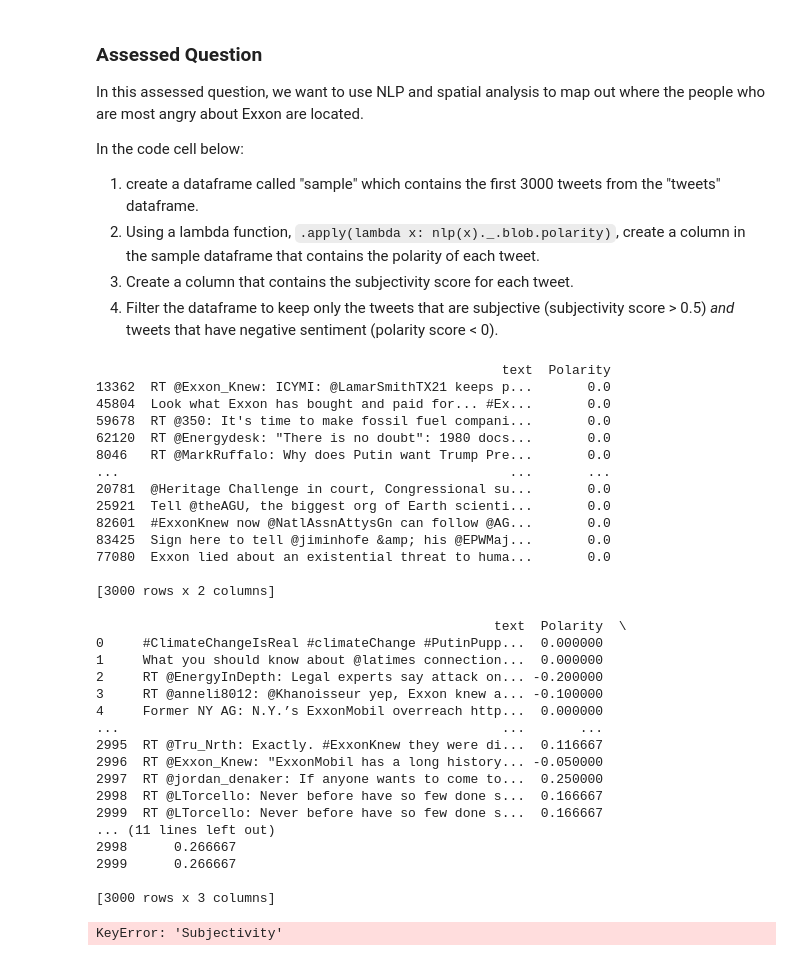
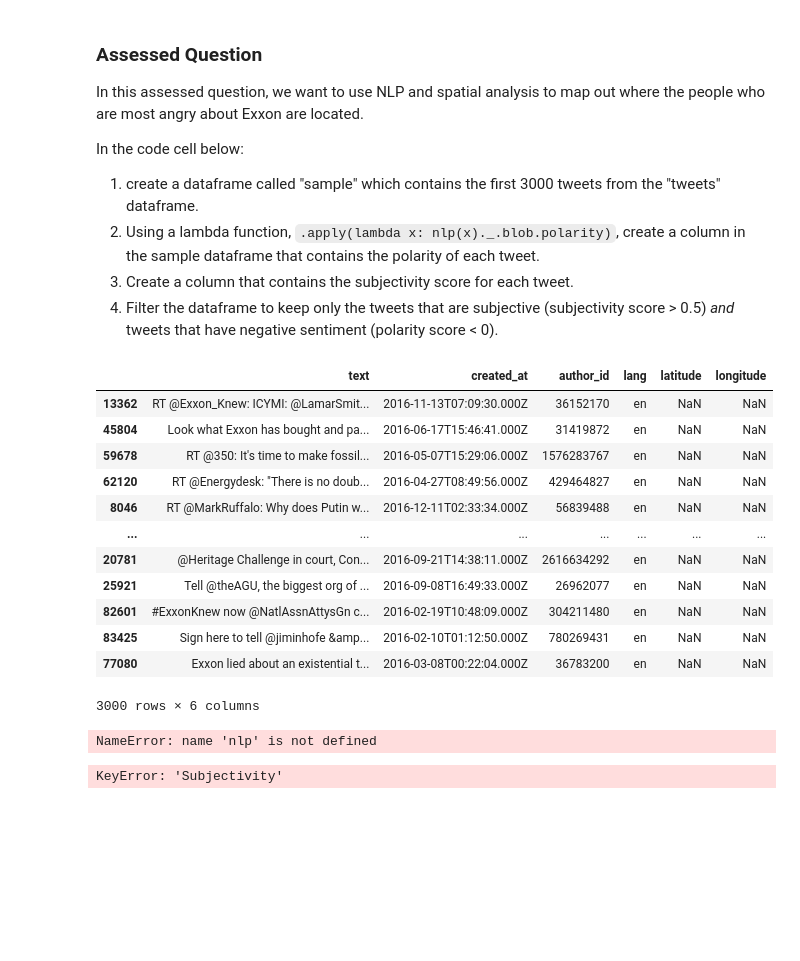
Before and after one commit to zoemarie28/QM2, a Jupyter notebook: notebooks/W04. Natural Language Processing.ipynb, the cells around one changed output. Drawn from its saved outputs; the diff is of its cells as text; code cells hidden in the pictures; blank space fills up the shorter version.

```diff
--- a/notebooks/W04. Natural Language Processing.ipynb
+++ b/notebooks/W04. Natural Language Processing.ipynb
@@ -668,56 +668,29 @@ In the code cell below:
 2. Using a lambda function, `.apply(lambda x: nlp(x)._.blob.polarity)`, create a column in the sample dataframe that contains the polarity of each tweet.
 3. Create a column that contains the subjectivity score for each tweet.
 4. Filter the dataframe to keep only the tweets that are subjective (subjectivity score > 0.5) *and* tweets that have negative sentiment (polarity score < 0).
-# %%
-
-import pandas as pd
-tweets=pd.read_csv('https://storage.googleapis.com/qm2/wk4/Exxon_tweets_clean.csv')
-tweets=tweets.sample(frac=1, random_state=1)
-
-sample = tweets.iloc[0 : 3000][['text']]
-
-sample
-
-
-
-sample['Polarity'] = sample['text'].apply(lambda x: nlp(x)._.blob.polarity)
-print(sample[['text', 'Polarity']])
-# %% [output]
-                                                    text  Polarity
-13362  RT @Exxon_Knew: ICYMI: @LamarSmithTX21 keeps p...       0.0
-45804  Look what Exxon has bought and paid for... #Ex...       0.0
-59678  RT @350: It's time to make fossil fuel compani...       0.0
-62120  RT @Energydesk: "There is no doubt": 1980 docs...       0.0
-8046   RT @MarkRuffalo: Why does Putin want Trump Pre...       0.0
-...                                                  ...       ...
-20781  @Heritage Challenge in court, Congressional su...       0.0
-25921  Tell @theAGU, the biggest org of Earth scienti...       0.0
-82601  #ExxonKnew now @NatlAssnAttysGn can follow @AG...       0.0
-83425  Sign here to tell @jiminhofe &amp; his @EPWMaj...       0.0
-77080  Exxon lied about an existential threat to huma...       0.0
-
-[3000 rows x 2 columns]
+# %%
+
+sample = tweets.iloc[0:3000]
+sample
+# %% [output]
+|  | text | created_at | author_id | lang | latitude | longitude |
+| 13362 | RT @Exxon_Knew: ICYMI: @LamarSmit... | 2016-11-13T07:09:30.000Z | 36152170 | en | NaN | NaN |
+| 45804 | Look what Exxon has bought and pa... | 2016-06-17T15:46:41.000Z | 31419872 | en | NaN | NaN |
+| 59678 | RT @350: It's time to make fossil... | 2016-05-07T15:29:06.000Z | 1576283767 | en | NaN | NaN |
+| 62120 | RT @Energydesk: "There is no doub... | 2016-04-27T08:49:56.000Z | 429464827 | en | NaN | NaN |
+| 8046 | RT @MarkRuffalo: Why does Putin w... | 2016-12-11T02:33:34.000Z | 56839488 | en | NaN | NaN |
+| ... | ... | ... | ... | ... | ... | ... |
+| 20781 | @Heritage Challenge in court, Con... | 2016-09-21T14:38:11.000Z | 2616634292 | en | NaN | NaN |
+| 25921 | Tell @theAGU, the biggest org of ... | 2016-09-08T16:49:33.000Z | 26962077 | en | NaN | NaN |
+| 82601 | #ExxonKnew now @NatlAssnAttysGn c... | 2016-02-19T10:48:09.000Z | 304211480 | en | NaN | NaN |
+| 83425 | Sign here to tell @jiminhofe &amp... | 2016-02-10T01:12:50.000Z | 780269431 | en | NaN | NaN |
+| 77080 | Exxon lied about an existential t... | 2016-03-08T00:22:04.000Z | 36783200 | en | NaN | NaN |
+3000 rows × 6 columns
 # %%
 sample['Subjectivity'] = sample['text'].apply(lambda x: nlp(x)._.blob.subjectivity)
 print(sample[['text', 'Polarity','Subjectivity']])
 # %% [output]
-                                                   text  Polarity  \
-0     #ClimateChangeIsReal #climateChange #PutinPupp...  0.000000
-1     What you should know about @latimes connection...  0.000000
-2     RT @EnergyInDepth: Legal experts say attack on... -0.200000
-3     RT @anneli8012: @Khanoisseur yep, Exxon knew a... -0.100000
-4     Former NY AG: N.Y.’s ExxonMobil overreach http...  0.000000
-...                                                 ...       ...
-2995  RT @Tru_Nrth: Exactly. #ExxonKnew they were di...  0.116667
-2996  RT @Exxon_Knew: "ExxonMobil has a long history... -0.050000
-2997  RT @jordan_denaker: If anyone wants to come to...  0.250000
-2998  RT @LTorcello: Never before have so few done s...  0.166667
-2999  RT @LTorcello: Never before have so few done s...  0.166667
-... (11 lines left out)
-2998      0.266667
-2999      0.266667
-
-[3000 rows x 3 columns]
+NameError: name 'nlp' is not defined
 # %%
 # %% [output]
 KeyError: 'Subjectivity'
```
